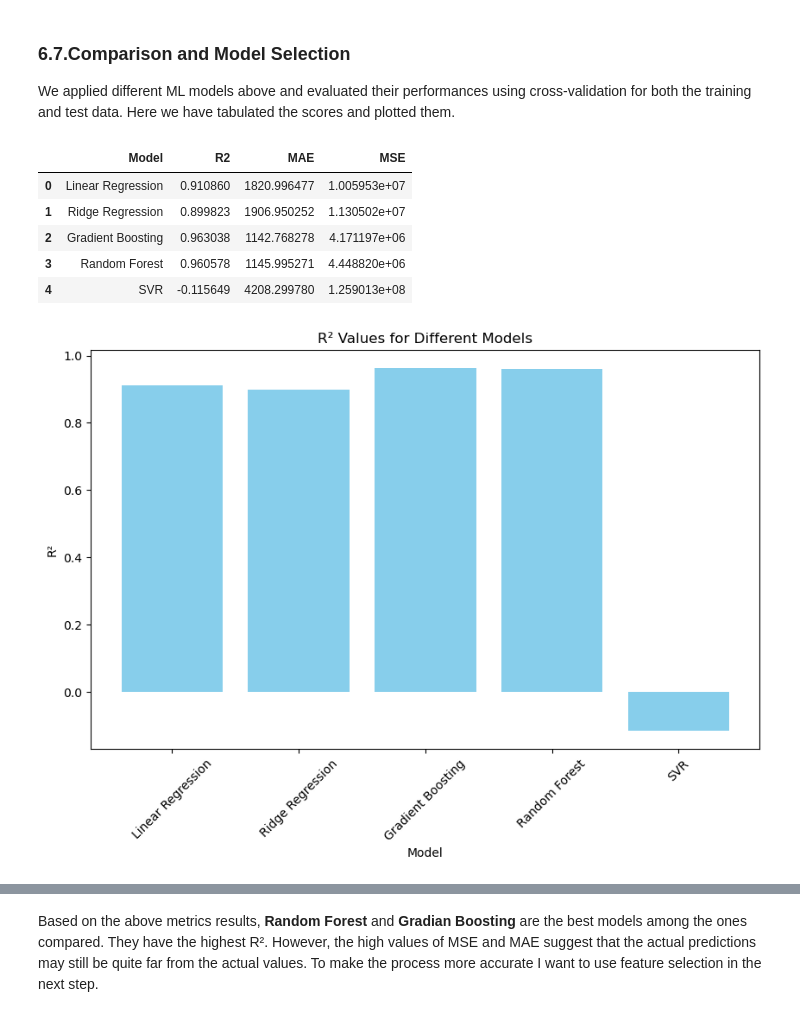
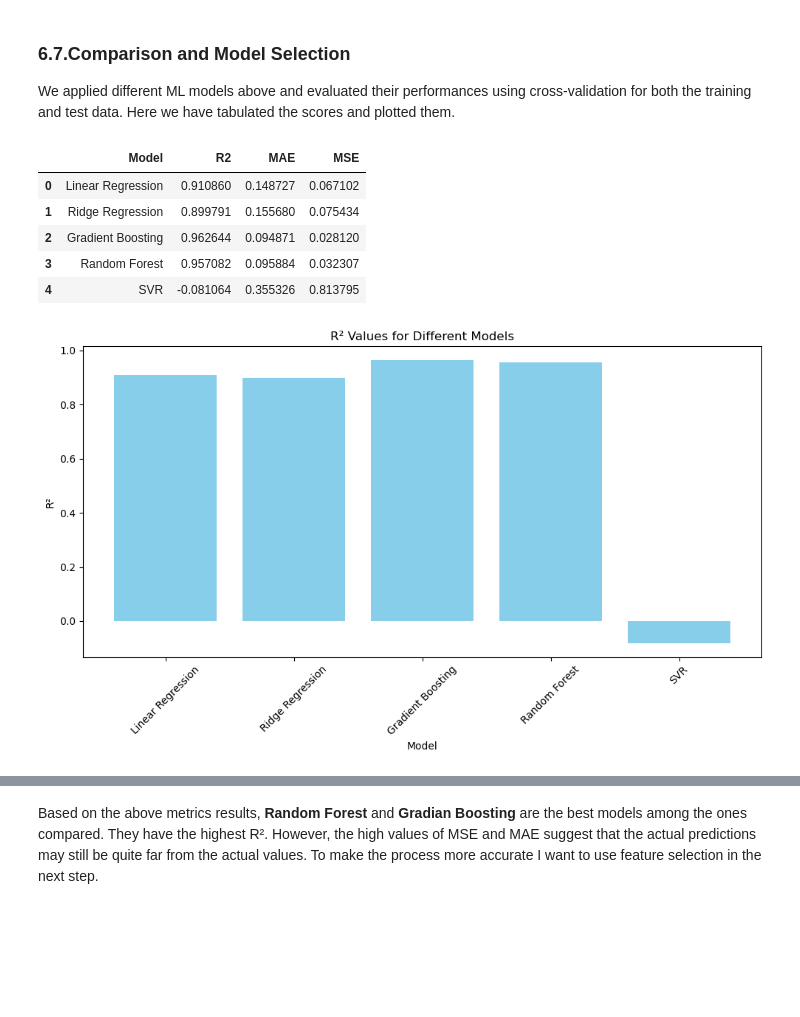
Before and after one commit to Mary080102/Capston-Two, a Jupyter notebook: notebooks/Modeling 02.ipynb, the cells around one changed output, grey strips where cells are left out. Cells and saved outputs as stored; diff of their text form; code cells hidden in the pictures; blank space fills up the shorter version.

```diff
--- a/notebooks/Modeling 02.ipynb
+++ b/notebooks/Modeling 02.ipynb
@@ -116,0 +118,3 @@ While this dataset is cleaned in the previouse section, and hence doesn't requir
+# %%
+# df[['Number']] = StandardScaler().fit_transform(df[['Number']])
+df[['Number', 'no2/Mean ppb', 'pm/Mean mcg/m3']] = StandardScaler().fit_transform(df[['Number', 'no2/Mean ppb', 'pm/Mean mcg/m3']])
@@ -270,10 +260,10 @@ y_test shape: (70,)
 # %%
 # Train GBM model
 model3 = GradientBoostingRegressor()
-model3.fit(X_train_norm, y_train)
+model3.fit(X_train, y_train)
 
 # Predict on the test set
-y_pred_gbm= model3.predict(X_test_norm)
+y_pred_gbm= model3.predict(X_test)
 
 # Evaluate model performance
 mse_gbm = mean_squared_error(y_test,y_pred_gbm)
@@ -384,10 +374,10 @@ For Gradient Boosting and SVR, the normalized data performed better than the sta
 model5= SVR()
 
 # Fit the model to the training data
-model5.fit(X_train_norm,y_train)
+model5.fit(X_train,y_train)
 
 # Predict on the test set
-y_pred_svr= model5.predict(X_test_norm)
+y_pred_svr= model5.predict(X_test)
 
 # Evaluate the model
 
@@ -454,28 +444,29 @@ df_metrics = pd.DataFrame(metrics)
 df_metrics
 # %% [output]
 |  | Model | R2 | MAE | MSE |
-| 0 | Linear Regression | 0.910860 | 1820.996477 | 1.005953e+07 |
-| 1 | Ridge Regression | 0.899823 | 1906.950252 | 1.130502e+07 |
-| 2 | Gradient Boosting | 0.963038 | 1142.768278 | 4.171197e+06 |
-| 3 | Random Forest | 0.960578 | 1145.995271 | 4.448820e+06 |
-| 4 | SVR | -0.115649 | 4208.299780 | 1.259013e+08 |
+| 0 | Linear Regression | 0.910860 | 0.148727 | 0.067102 |
+| 1 | Ridge Regression | 0.899791 | 0.155680 | 0.075434 |
+| 2 | Gradient Boosting | 0.962644 | 0.094871 | 0.028120 |
+| 3 | Random Forest | 0.957082 | 0.095884 | 0.032307 |
+| 4 | SVR | -0.081064 | 0.355326 | 0.813795 |
 # %%
 #plotting the accuracy scores
 
 # Plot R2 values
 plt.figure(figsize=(10, 6))
 plt.bar(df_metrics['Model'], df_metrics['R2'], color='skyblue')
 plt.xlabel('Model')
 plt.ylabel('R²')
 plt.title('R² Values for Different Models')
 plt.xticks(rotation=45)
 
+plt.tight_layout()
 # Save the figure
 plt.savefig('plot3.png')
 
 plt.show()
 # %% [output]
-[figure, old version]
+[figure, new version]
 # %%
 # Plot MAE values
 plt.figure(figsize=(10, 6))
```
Also changed, not shown: parts of 35 cells of this notebook.
